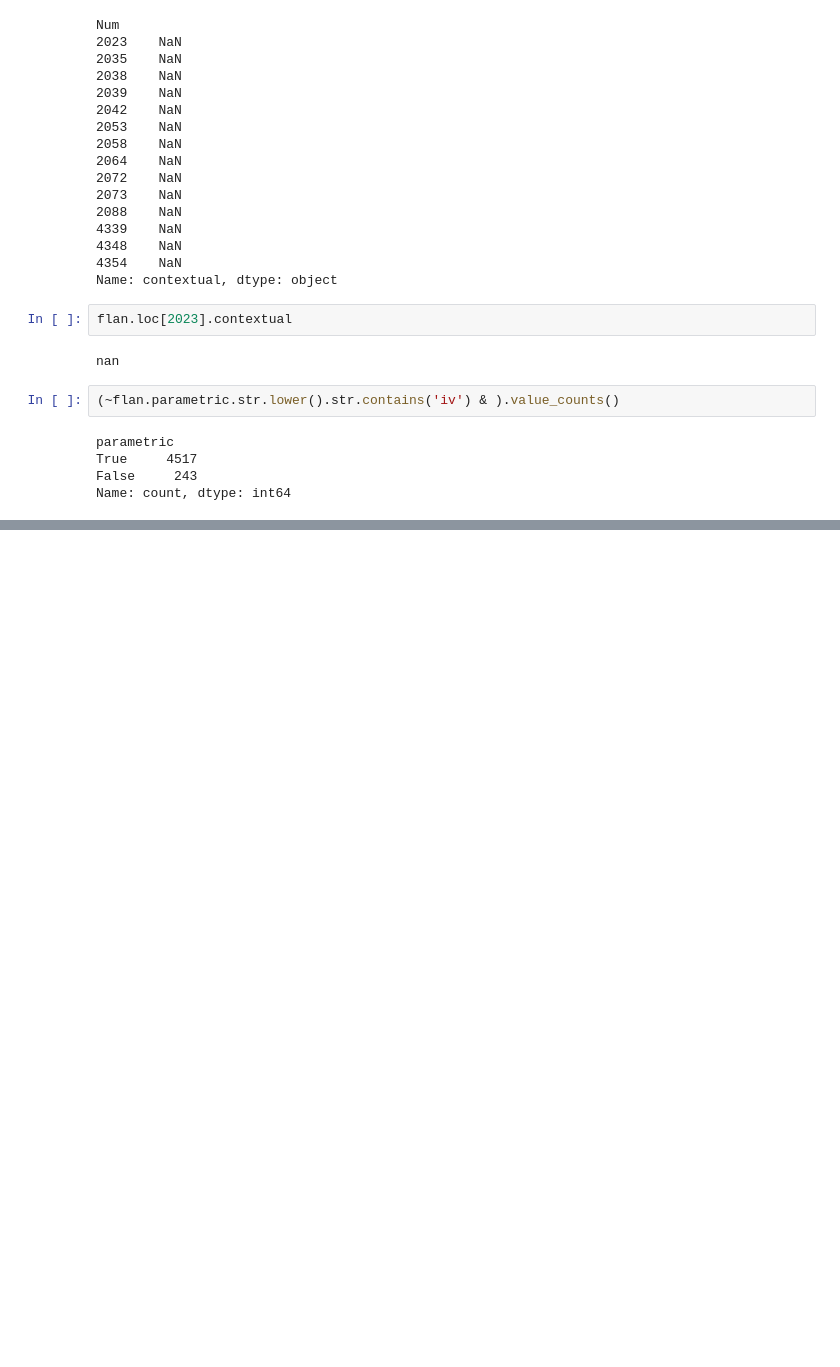
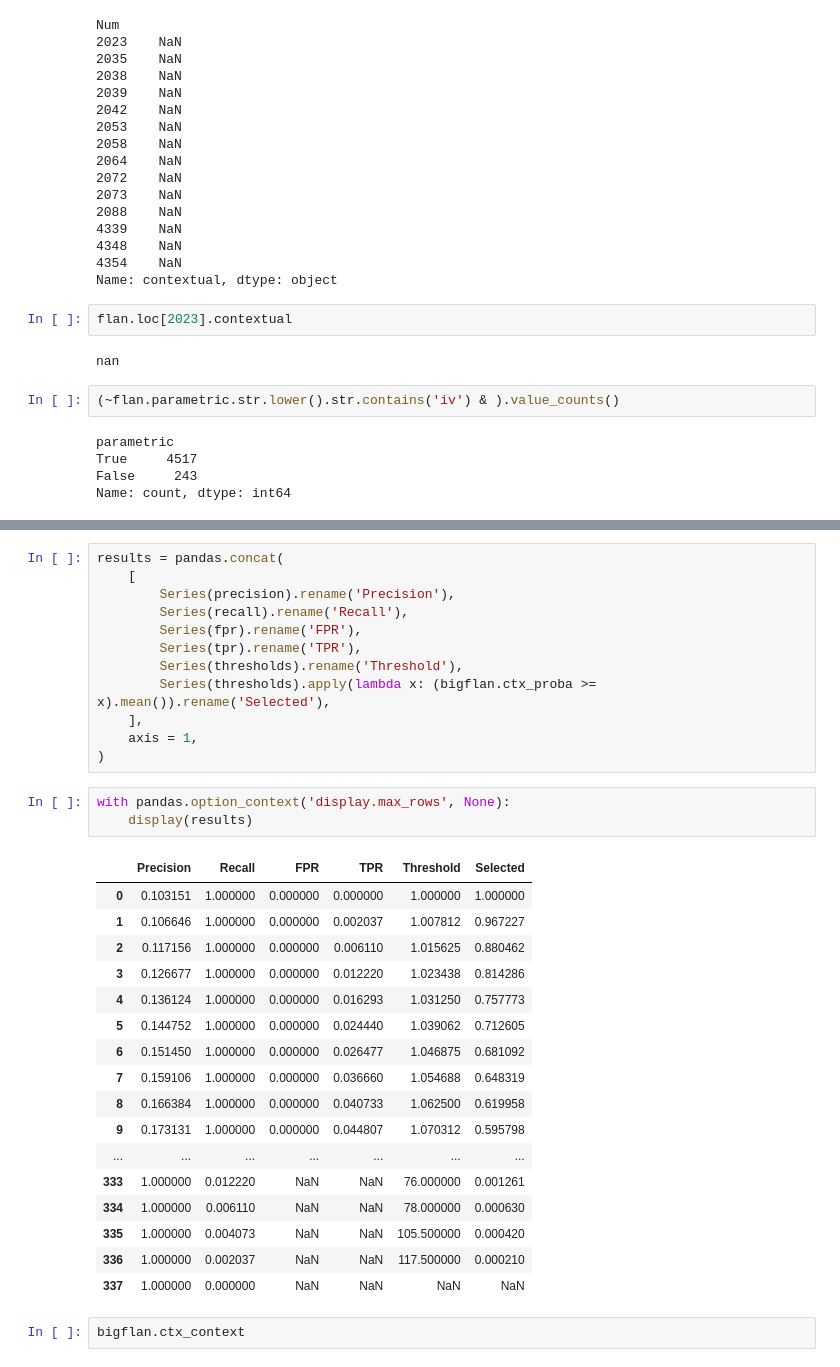
Before and after one commit to mfixman/rag-thesis, a Jupyter notebook: joiner_analysis.ipynb, the cells around one changed output, grey strips where cells are left out. Saved outputs shown, nothing was run; the diff lists cells and outputs as text; blank space fills up the shorter version.

```diff
--- a/joiner_analysis.ipynb
+++ b/joiner_analysis.ipynb
@@ -665,0 +731,35 @@ bigllama_other_table.sample(100)
+# %%
+results = pandas.concat(
+    [
+        Series(precision).rename('Precision'),
+        Series(recall).rename('Recall'),
+        Series(fpr).rename('FPR'),
+        Series(tpr).rename('TPR'),
+        Series(thresholds).rename('Threshold'),
+        Series(thresholds).apply(lambda x: (bigflan.ctx_proba >= x).mean()).rename('Selected'),
+    ],
+    axis = 1,
+)
+# %%
+with pandas.option_context('display.max_rows', None):
+    display(results)
+# %% [output]
+|  | Precision | Recall | FPR | TPR | Threshold | Selected |
+| 0 | 0.103151 | 1.000000 | 0.000000 | 0.000000 | 1.000000 | 1.000000 |
+| 1 | 0.106646 | 1.000000 | 0.000000 | 0.002037 | 1.007812 | 0.967227 |
+| 2 | 0.117156 | 1.000000 | 0.000000 | 0.006110 | 1.015625 | 0.880462 |
+| 3 | 0.126677 | 1.000000 | 0.000000 | 0.012220 | 1.023438 | 0.814286 |
+| 4 | 0.136124 | 1.000000 | 0.000000 | 0.016293 | 1.031250 | 0.757773 |
+| 5 | 0.144752 | 1.000000 | 0.000000 | 0.024440 | 1.039062 | 0.712605 |
+| 6 | 0.151450 | 1.000000 | 0.000000 | 0.026477 | 1.046875 | 0.681092 |
+| 7 | 0.159106 | 1.000000 | 0.000000 | 0.036660 | 1.054688 | 0.648319 |
+| 8 | 0.166384 | 1.000000 | 0.000000 | 0.040733 | 1.062500 | 0.619958 |
+| 9 | 0.173131 | 1.000000 | 0.000000 | 0.044807 | 1.070312 | 0.595798 |
+| ... | ... | ... | ... | ... | ... | ... |
+| 333 | 1.000000 | 0.012220 | NaN | NaN | 76.000000 | 0.001261 |
+| 334 | 1.000000 | 0.006110 | NaN | NaN | 78.000000 | 0.000630 |
+| 335 | 1.000000 | 0.004073 | NaN | NaN | 105.500000 | 0.000420 |
+| 336 | 1.000000 | 0.002037 | NaN | NaN | 117.500000 | 0.000210 |
+| 337 | 1.000000 | 0.000000 | NaN | NaN | NaN | NaN |
+# %%
+bigflan.ctx_context
```
Also changed, not shown: parts of 9 cells of this notebook, 6 other files.
